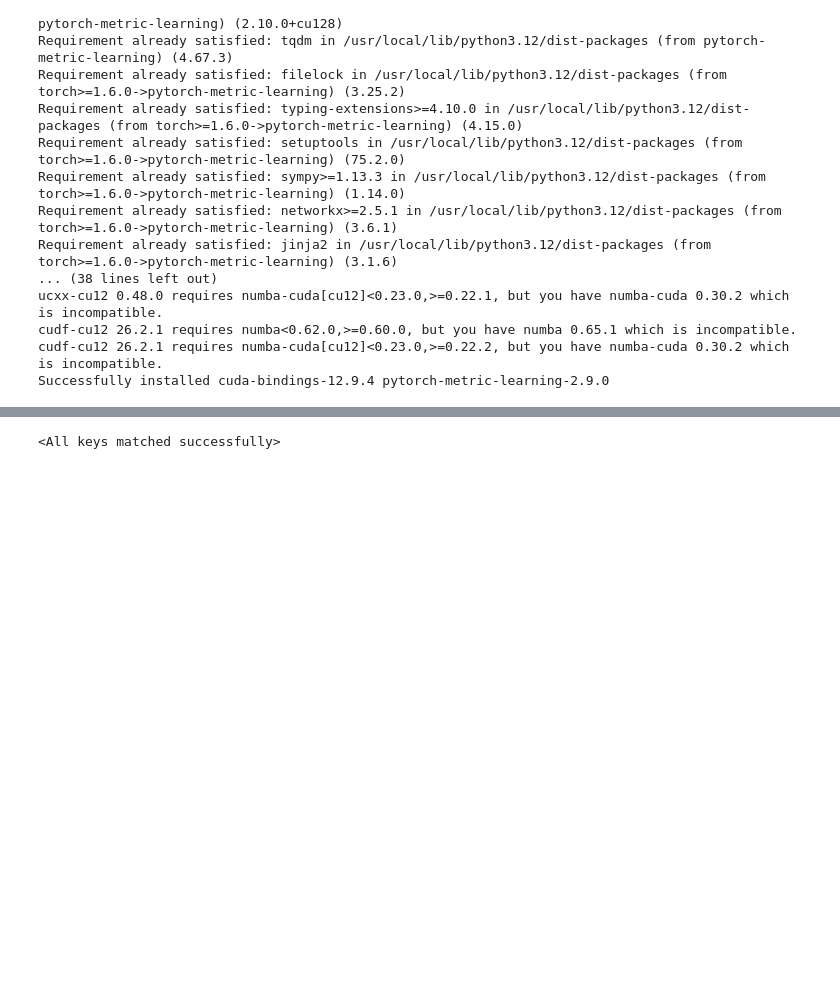
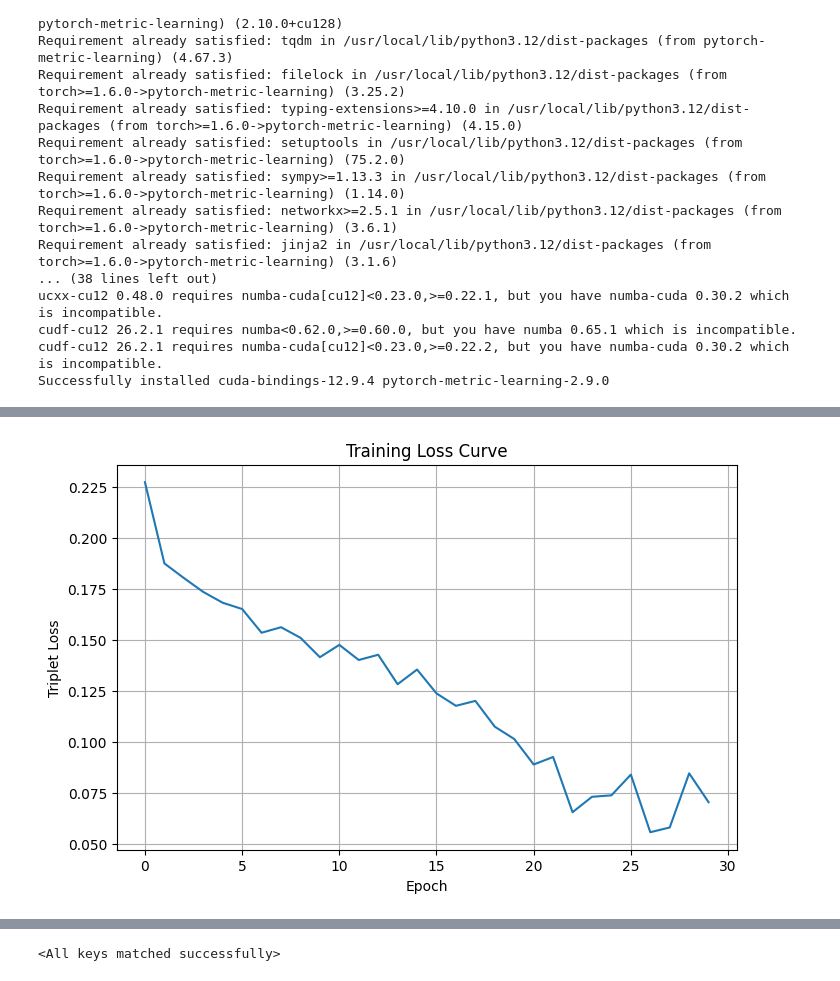
Before and after one commit to UltimateDH/Computer-Vision-Project-Sem-4, a Jupyter notebook: training.ipynb, the cells around one changed output, grey strips where cells are left out. Saved outputs shown, nothing was run; the diff lists cells and outputs as text; code cells hidden in the pictures; blank space fills up the shorter version.

```diff
--- a/training.ipynb
+++ b/training.ipynb
@@ -426,9 +479,7 @@ for epoch in range(epochs):
         })
 
     epoch_loss = (
-
         total_loss /
-
         len(train_loader)
     )
 
@@ -437,28 +488,31 @@ for epoch in range(epochs):
         f" | Train Loss {epoch_loss:.4f}"
     )
 
-    # ---------- validation ----------
+    train_losses.append(epoch_loss)
 
     val_acc = evaluate(
         model,
         val_loader
     )
+    val_loss = validation_loss(
+        model,
+        val_loader
+    )
+
+    val_losses.append(val_loss)
+    val_accuracies.append(val_acc)
 
     print(
         f"Validation Accuracy:"
         f" {val_acc:.4f}"
+        f" Validation Loss: {val_loss:.4f}"
     )
-
-    # save best model
+    scheduler.step()
 
     if val_acc > best_val_acc:
-
         best_val_acc = val_acc
-
         torch.save(
-
             model.state_dict(),
-
             "best_model.pth"
         )
 
@@ -500 +556,13 @@ Validation Accuracy: 0.7756
 ... (18 outputs left out)
+# %%
+import matplotlib.pyplot as plt
+
+plt.figure(figsize=(8,5))
+plt.plot(train_losses)
+plt.xlabel("Epoch")
+plt.ylabel("Triplet Loss")
+plt.title("Training Loss Curve")
+plt.grid(True)
+plt.show()
+# %% [output]
+[figure, added]
```
Also changed, not shown: parts of 17 cells of this notebook.
